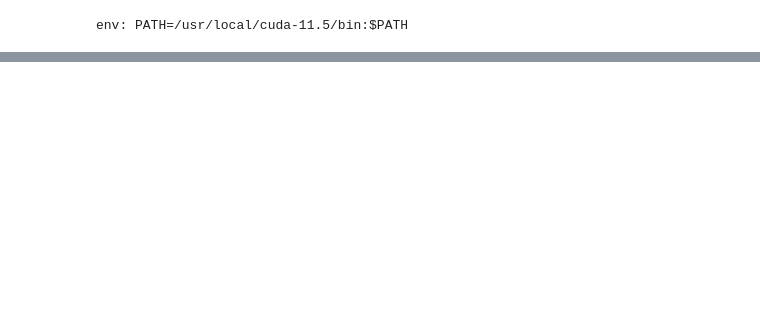
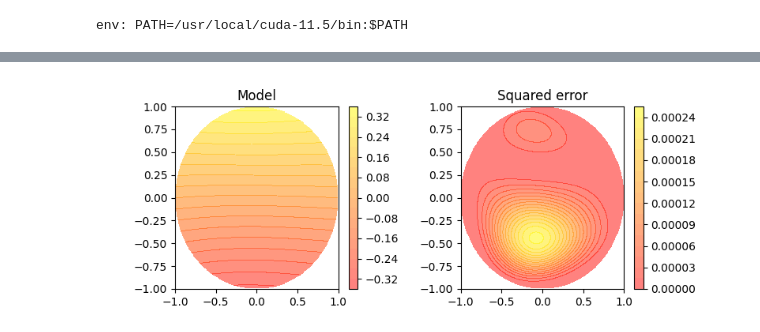
Before and after one commit to schaffer9/MagPI, a Jupyter notebook: stray_field_weak_kernel.ipynb, the cells around one changed output, grey strips where cells are left out. Saved outputs shown, nothing was run; the diff lists cells and outputs as text; code cells hidden in the pictures; blank space fills up the shorter version.

```diff
--- a/stray_field_weak_kernel.ipynb
+++ b/stray_field_weak_kernel.ipynb
@@ -248,0 +102,16 @@ plot_sol(lambda x: (x[..., 2] / 3 - sol2(x)) ** 2, ax2)
+# %%
+#ELM
+weights = array(Sobol(4, seed=12345).random_base2(5))
+W = weights[:, :3] * 2 - 1
+b = weights[:, 3] * 2 - 1
+u = lambda x: tanh(W @ x + b)
+# %%
+coef = poisson_dirichlet_ecqp(u, lambda x: 0, x_dom, x_bnd, phi_bnd,
+     refine_regularization=0.5, refine_maxiter=30, maxiter=5000, tol=1e-10
+).params.primal
+
+model = vmap(lambda x: coef @ u(x))
+# %%
+plot_model(model)
+# %% [output]
+[figure, added]
```
Also changed, not shown: parts of 23 cells of this notebook, 18 other files.
